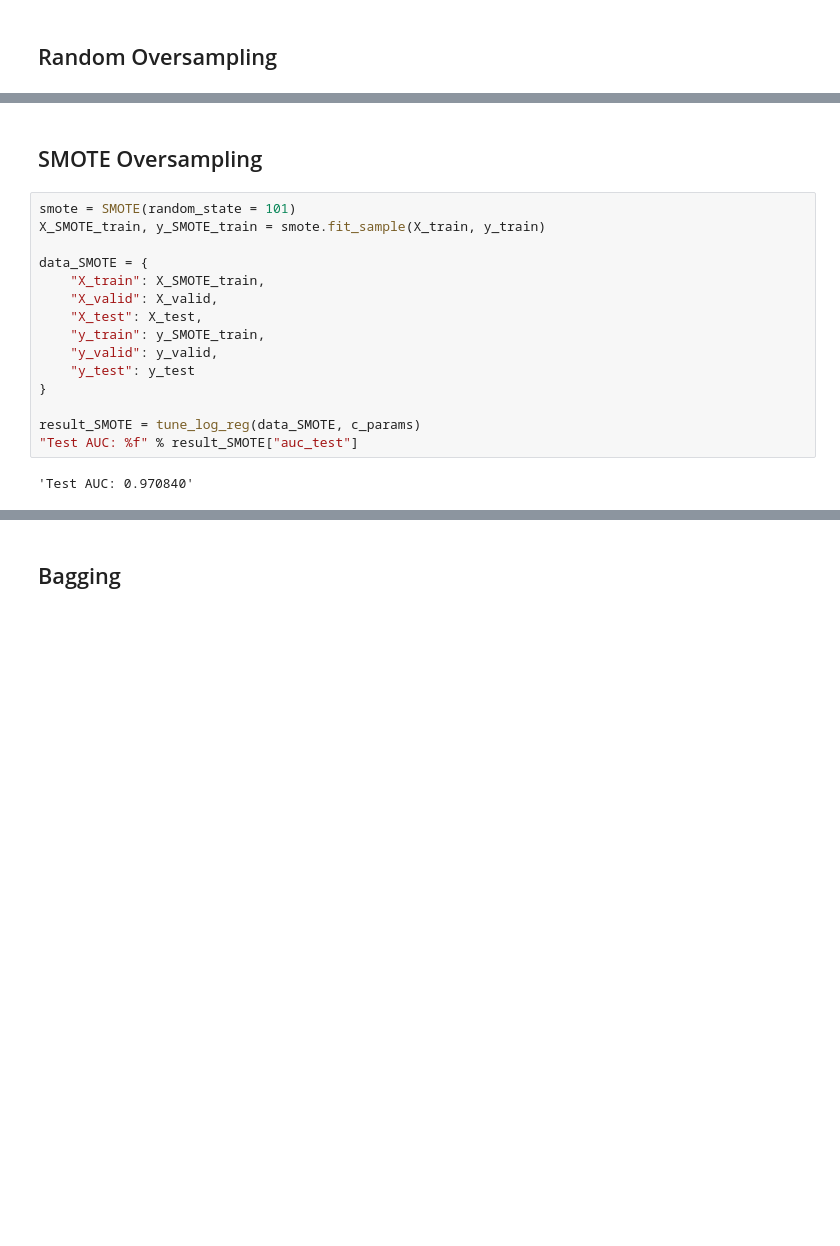
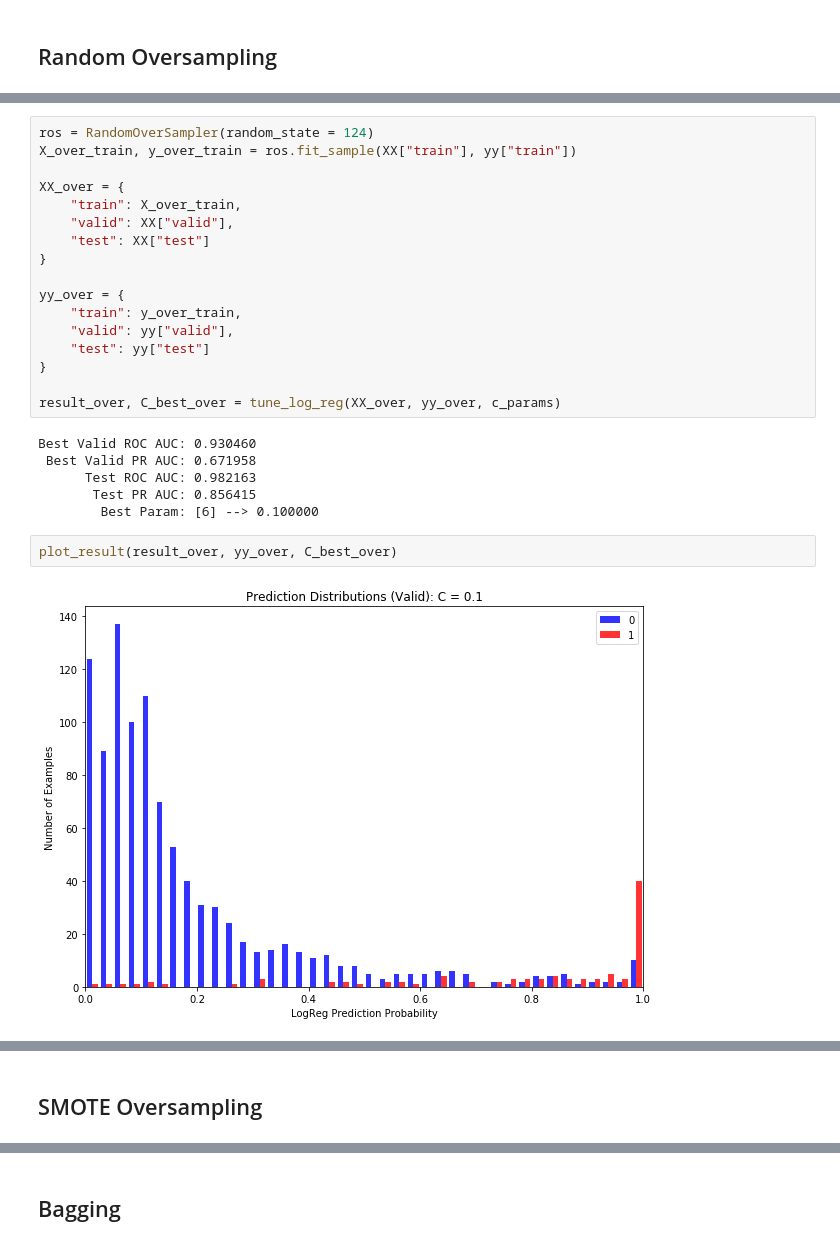
Before and after one commit to chrismbryant/imbalanced-data-classification, a Jupyter notebook: notebooks/imbalanced_data_methods.ipynb, the cells around one changed output, grey strips where cells are left out. Drawn from its saved outputs; the diff is of its cells as text; blank space fills up the shorter version.

```diff
--- a/notebooks/imbalanced_data_methods.ipynb
+++ b/notebooks/imbalanced_data_methods.ipynb
@@ -407,0 +469,27 @@ plot_roc(result_over["roc_test"], title = "ROC Curve Test")
+# %%
+ros = RandomOverSampler(random_state = 124)
+X_over_train, y_over_train = ros.fit_sample(XX["train"], yy["train"])
+
+XX_over = {
+    "train": X_over_train,
+    "valid": XX["valid"],
+    "test": XX["test"]
+}
+
+yy_over = {
+    "train": y_over_train,
+    "valid": yy["valid"],
+    "test": yy["test"]
+}
+
+result_over, C_best_over = tune_log_reg(XX_over, yy_over, c_params)
+# %% [output]
+Best Valid ROC AUC: 0.930460
+ Best Valid PR AUC: 0.671958
+      Test ROC AUC: 0.982163
+       Test PR AUC: 0.856415
+        Best Param: [6] --> 0.100000
+# %%
+plot_result(result_over, yy_over, C_best_over)
+# %% [output]
+[figure, added]
@@ -408,19 +501,2 @@ plot_roc(result_over["roc_test"], title = "ROC Curve Test")
 # %% [markdown]
 ## SMOTE Oversampling
-# %%
-smote = SMOTE(random_state = 101)
-X_SMOTE_train, y_SMOTE_train = smote.fit_sample(X_train, y_train)
-
-data_SMOTE = {
-    "X_train": X_SMOTE_train,
-    "X_valid": X_valid,
-    "X_test": X_test,
-    "y_train": y_SMOTE_train,
-    "y_valid": y_valid,
-    "y_test": y_test
-}
-
-result_SMOTE = tune_log_reg(data_SMOTE, c_params)
-"Test AUC: %f" % result_SMOTE["auc_test"]
-# %% [output]
-'Test AUC: 0.970840'
```
Also changed, not shown: parts of 27 cells of this notebook.
